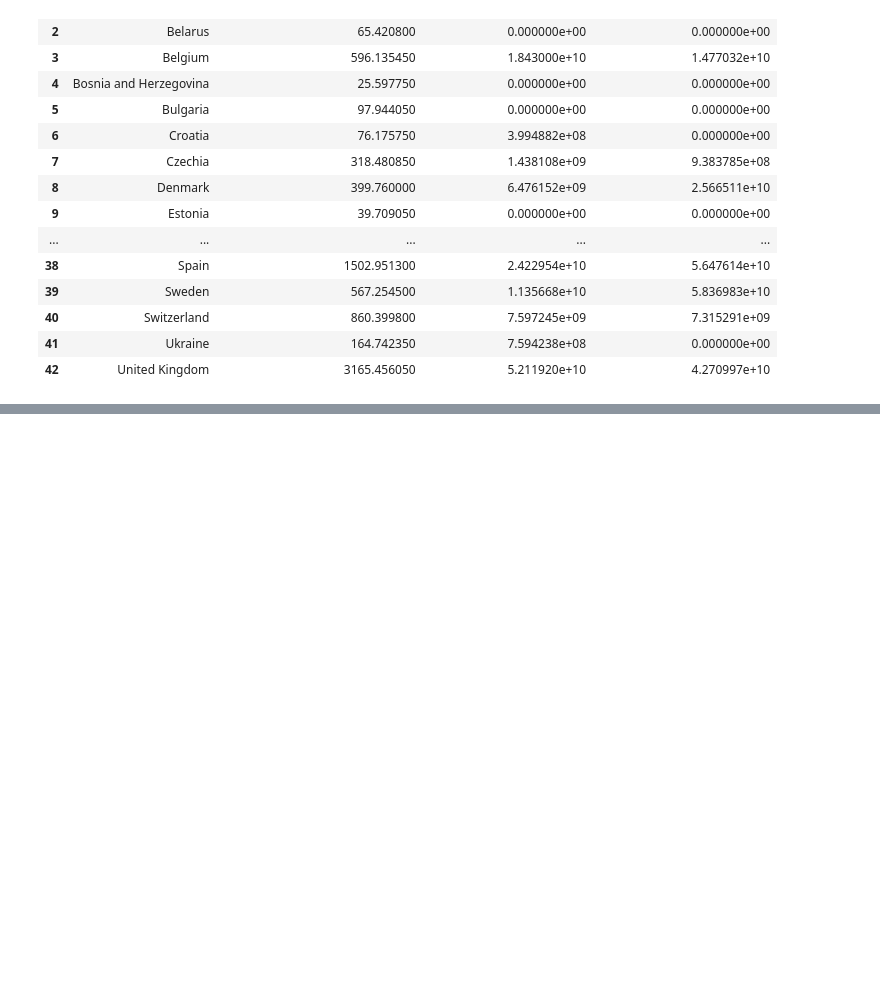
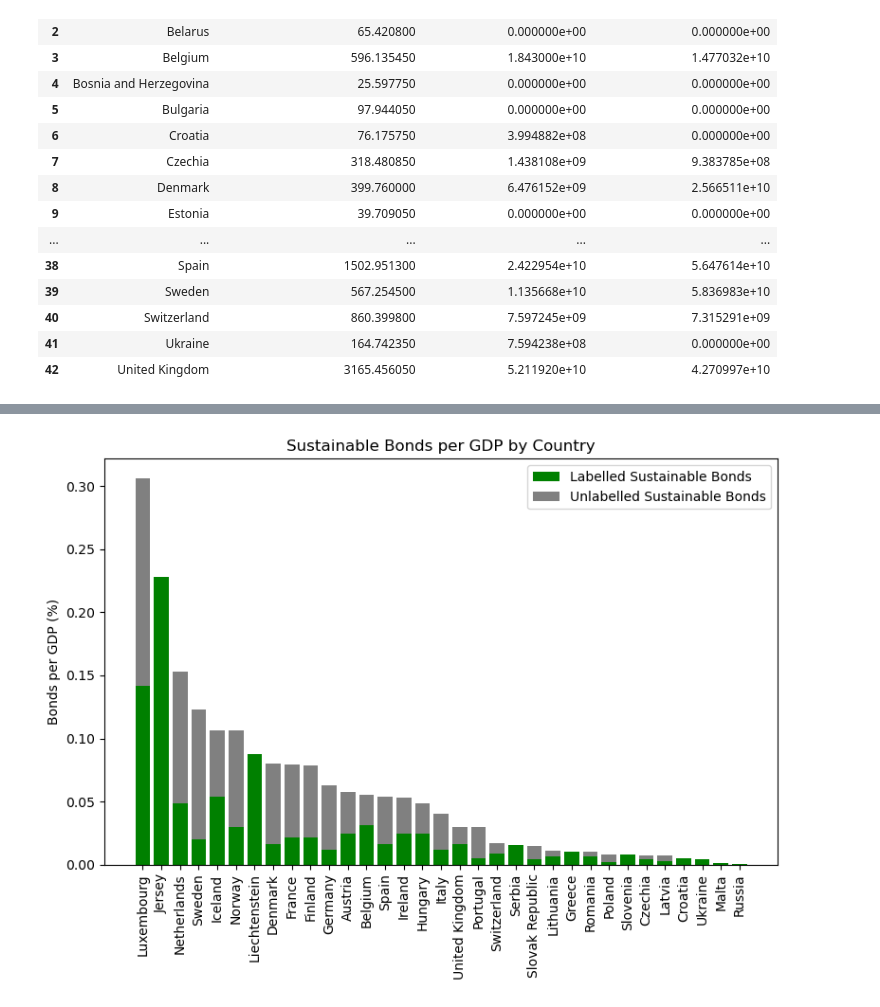
Before and after one commit to pavobravo11/Data501_Project, a Jupyter notebook: Bonds/bonds_per_gdp.ipynb, the cells around one changed output, grey strips where cells are left out. Saved outputs shown, nothing was run; the diff lists cells and outputs as text; code cells hidden in the pictures; blank space fills up the shorter version.

```diff
--- a/Bonds/bonds_per_gdp.ipynb
+++ b/Bonds/bonds_per_gdp.ipynb
@@ -53,0 +117,26 @@ nominal_bonds[vars].to_csv("Europe_Green_Bonds_Percentage_of_GDP.csv", index=Fal
+# %%
+bonds_per_gdp_filtered = bonds_per_gdp[bonds_per_gdp['Total_Sustainable_Bonds_per_GDP'] > 0]
+
+n = len(bonds_per_gdp_filtered)
+ind = np.arange(n)  # The x locations for the groups
+
+fig, ax = plt.subplots(figsize=(8, 6))
+
+# Plotting the labelled bonds
+labelled_bars = ax.bar(ind, bonds_per_gdp_filtered['Labelled_Sustainable_Bonds_per_GDP'], color='green', label='Labelled Sustainable Bonds')
+
+# Plotting the unlabelled bonds on top of the labelled bonds
+# For a stacked bar in a vertical bar graph, we add the heights of the first set to the bottom of the second
+unlabelled_bars = ax.bar(ind, bonds_per_gdp_filtered['Unlabelled_Sustainable_Bonds_per_GDP'], bottom=bonds_per_gdp_filtered['Labelled_Sustainable_Bonds_per_GDP'], color='grey', label='Unlabelled Sustainable Bonds')
+
+# Add some text for labels, title and axes ticks
+ax.set_ylabel('Bonds per GDP (%)')
+ax.set_title('Sustainable Bonds per GDP by Country')
+ax.set_xticks(ind)
+ax.set_xticklabels(bonds_per_gdp_filtered['Country'], rotation=90)  # Rotate x-axis labels for better readability
+ax.legend()
+
+plt.tight_layout()
+plt.show()
+# %% [output]
+[figure, added]
```
Also changed, not shown: parts of 8 cells of this notebook, 9 other files.
